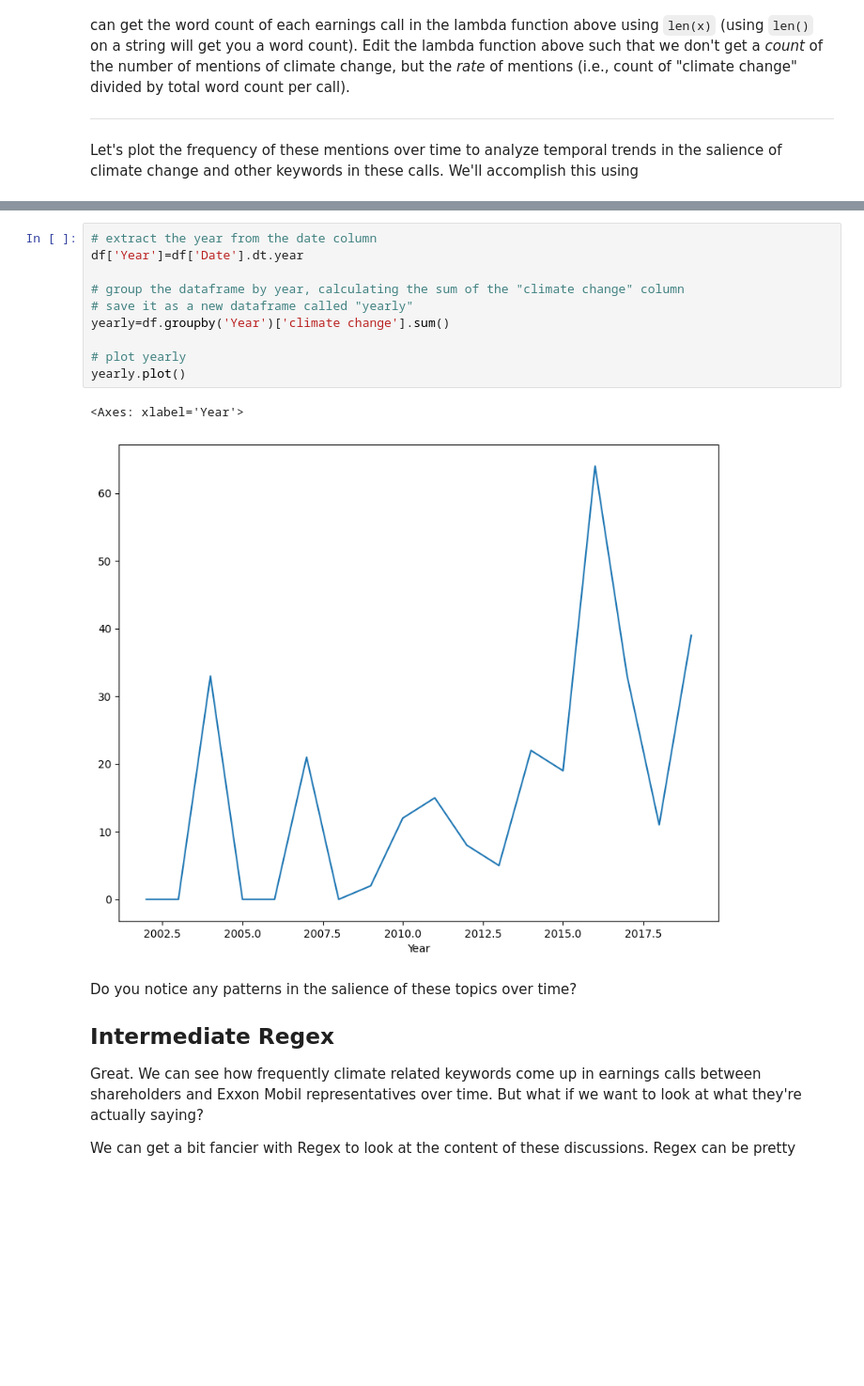
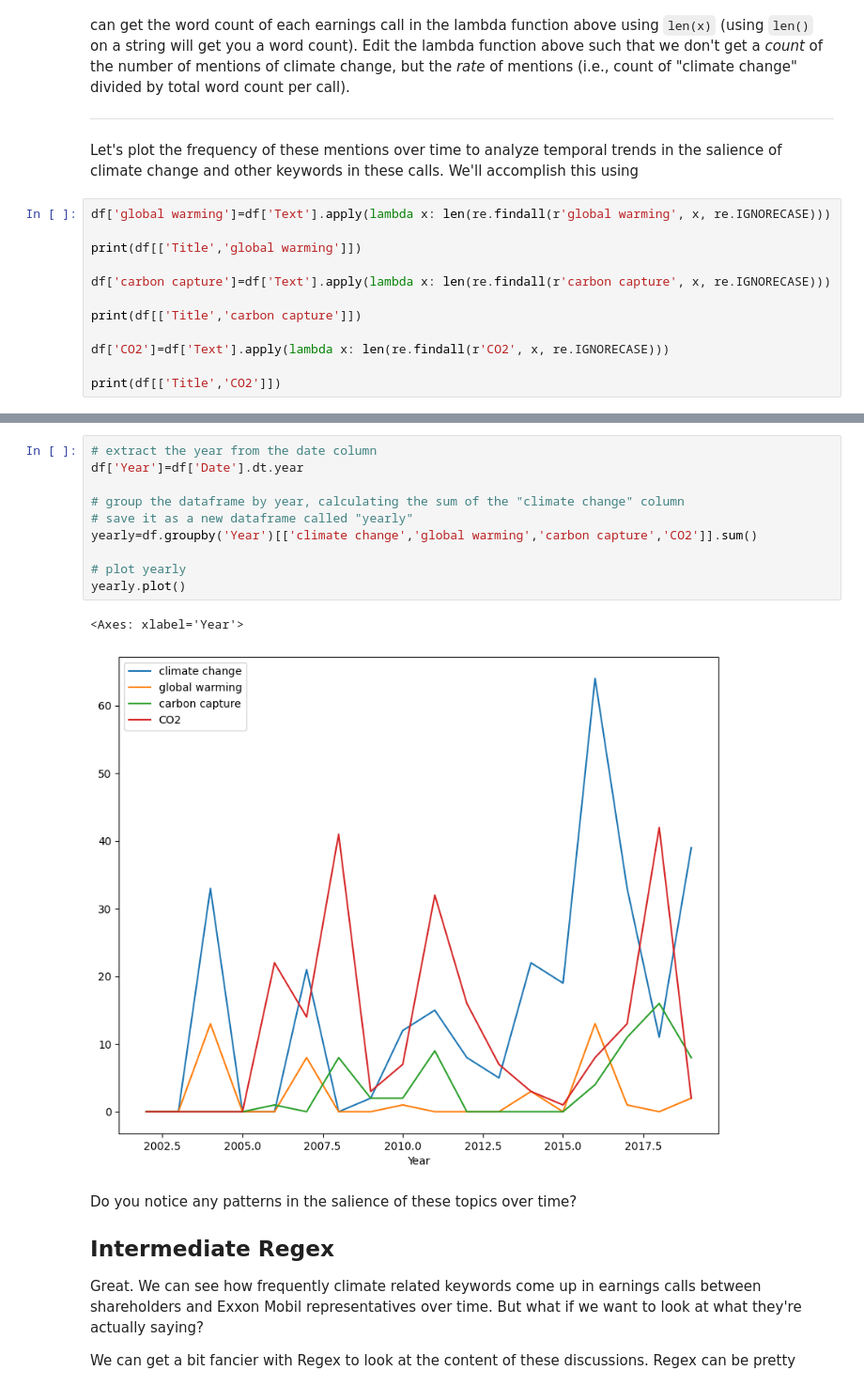
Before and after one commit to defneyucesir/QM-2, a Jupyter notebook: notebooks/W04. Natural Language Processing.ipynb, the cells around one changed output, grey strips where cells are left out. Shown at 94% size. Drawn from its saved outputs; the diff is of its cells as text; blank space fills up the shorter version.

```diff
--- a/notebooks/W04. Natural Language Processing.ipynb
+++ b/notebooks/W04. Natural Language Processing.ipynb
@@ -301,3 +311,15 @@ Advanced: Our current measure of the number of mentions of keywords might be bia
 
 
 Let's plot the frequency of these mentions over time to analyze temporal trends in the salience of climate change and other keywords in these calls. We'll accomplish this using
+# %%
+df['global warming']=df['Text'].apply(lambda x: len(re.findall(r'global warming', x, re.IGNORECASE)))
+
+print(df[['Title','global warming']])
+
+df['carbon capture']=df['Text'].apply(lambda x: len(re.findall(r'carbon capture', x, re.IGNORECASE)))
+
+print(df[['Title','carbon capture']])
+
+df['CO2']=df['Text'].apply(lambda x: len(re.findall(r'CO2', x, re.IGNORECASE)))
+
+print(df[['Title','CO2']])
@@ -304,16 +344,16 @@ Let's plot the frequency of these mentions over time to analyze temporal trends
 # %%
 # extract the year from the date column
 df['Year']=df['Date'].dt.year
 
 # group the dataframe by year, calculating the sum of the "climate change" column
 # save it as a new dataframe called "yearly"
-yearly=df.groupby('Year')['climate change'].sum()
+yearly=df.groupby('Year')[['climate change','global warming','carbon capture','CO2']].sum()
 
 # plot yearly
 yearly.plot()
 # %% [output]
 <Axes: xlabel='Year'>
-[figure, old version]
+[figure, new version]
 # %% [markdown]
 Do you notice any patterns in the salience of these topics over time?
 
```
Also changed, not shown: parts of 7 cells of this notebook.
